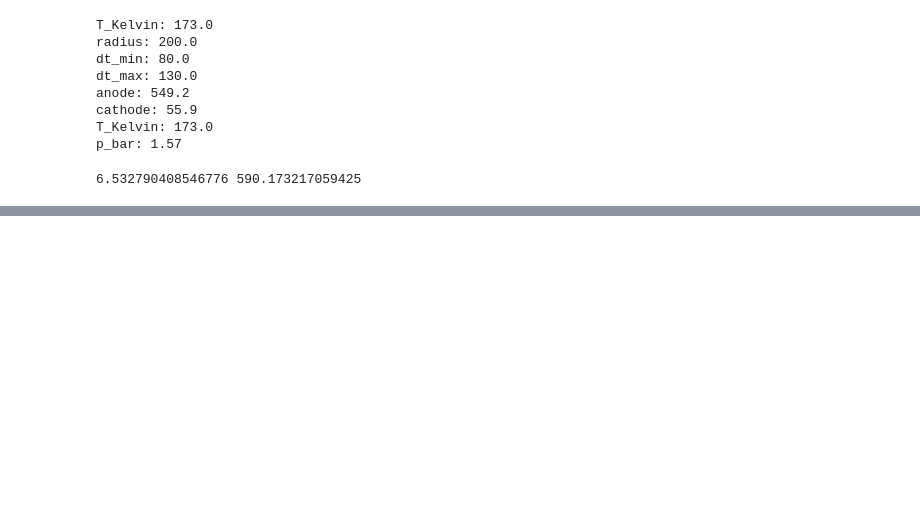
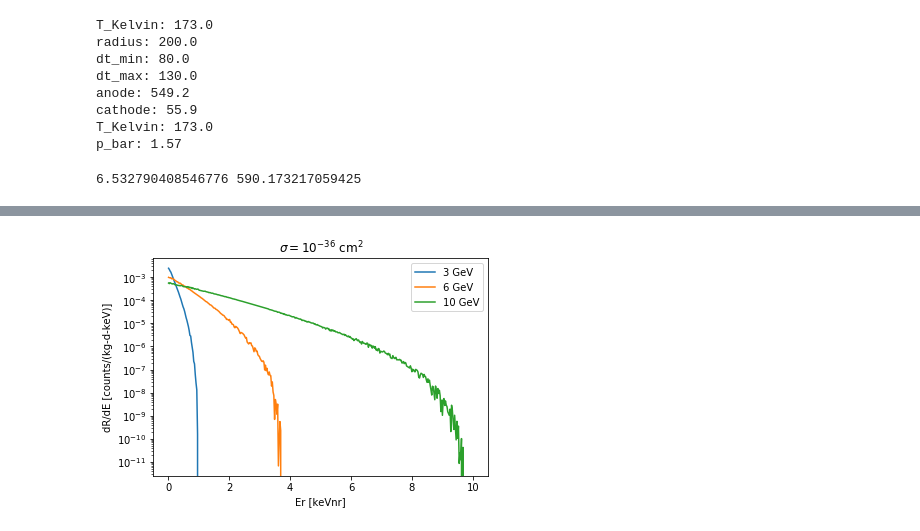
Before and after one commit to NESTCollaboration/nestpy, a Jupyter notebook: examples/demo_v0.ipynb, the cells around one changed output, grey strips where cells are left out. Saved outputs shown, nothing was run; the diff lists cells and outputs as text; code cells hidden in the pictures; blank space fills up the shorter version.

Commit message:
add WIMP_dRate to binding

```diff
--- a/examples/demo_v0.ipynb
+++ b/examples/demo_v0.ipynb
@@ -77,0 +137,25 @@ plt.show()
+# %%
+# NEST WIMP spectrum comes from:
+# Phys. Rev. D 82 (2010) 023530 (McCabe)
+
+Er = np.linspace(0.01, 10, 400)
+
+spec = nestpy.TestSpectra()
+WIMP_dRate_vec = np.vectorize(spec.WIMP_dRate)
+
+
+dR_3GeV = WIMP_dRate_vec(Er, m_GeV=3)
+dR_6GeV = WIMP_dRate_vec(Er, m_GeV=6)
+dR_10GeV = WIMP_dRate_vec(Er, m_GeV=10)
+
+plt.plot(Er, dR_3GeV, label='3 GeV')
+plt.plot(Er, dR_6GeV, label='6 GeV')
+plt.plot(Er, dR_10GeV, label='10 GeV')
+plt.legend()
+plt.yscale('log')
+plt.title('$\sigma=10^{-36}$ cm$^2$')
+plt.xlabel('Er [keVnr]')
+plt.ylabel('dR/dE [counts/(kg-d-keV)]')
+plt.show()
+# %% [output]
+[figure, added]
```
Also changed, not shown: parts of 3 cells of this notebook, 1 other file.
